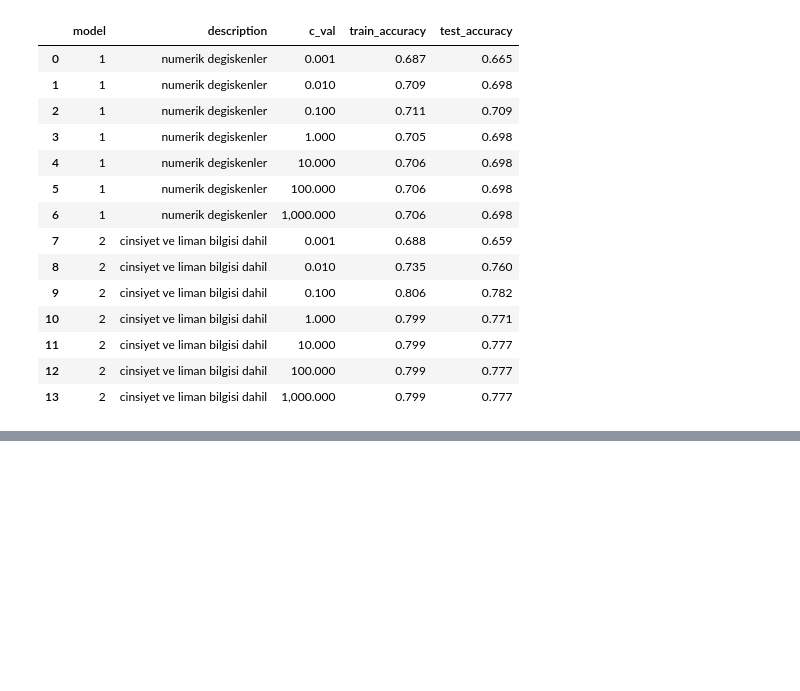
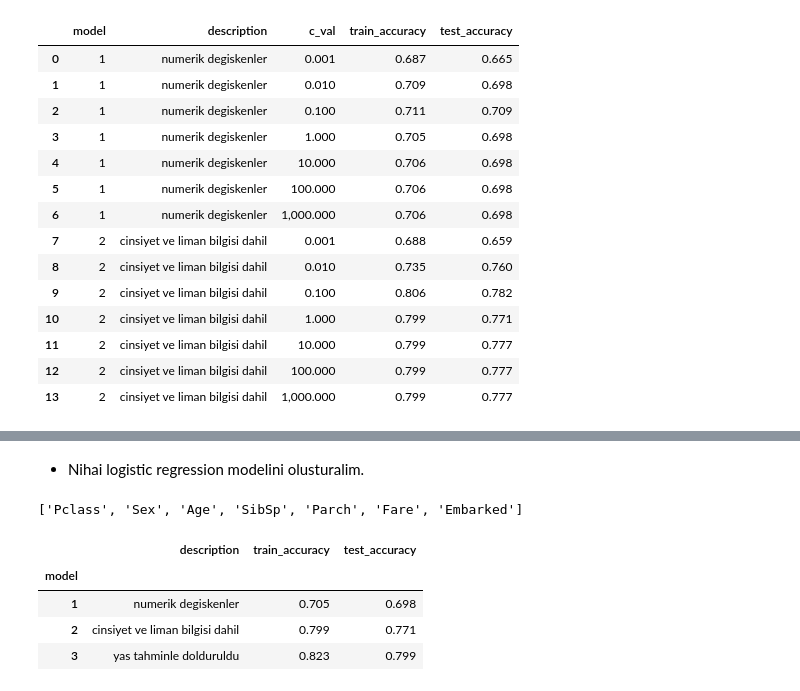
Before and after one commit to ahmetpergamum/datascience, a Jupyter notebook: 08_linear_classification/02_logistic_regression.ipynb, the cells around one changed output, grey strips where cells are left out. Drawn from its saved outputs; the diff is of its cells as text; code cells hidden in the pictures; blank space fills up the shorter version.

```diff
--- a/08_linear_classification/02_logistic_regression.ipynb
+++ b/08_linear_classification/02_logistic_regression.ipynb
@@ -338,0 +394,2 @@ cval_df
+# %%
+titanic_w_age = titanic[titanic['Age'].notnull()]
@@ -338,0 +399,8 @@ cval_df
+# %%
+# aciklayici degiskenler numerik olanlar
+expl_vars = [column for column in titanic_w_age.columns
+                if titanic_w_age.dtypes[column] != 'object']
+# aciklayici degiskenlerden hedef degisken ve id degiskeni ayrilir
+expl_vars.remove('Age')
+expl_vars.remove('PassengerId')
+expl_vars
@@ -338,0 +455,5 @@ cval_df
+# %%
+# iki veri kumesini birlestir
+titanic = pd.concat([titanic_no_age, titanic_w_age])
+# sirala
+titanic = titanic.sort_values(by='PassengerId')
@@ -338,0 +482,39 @@ cval_df
+# %% [markdown]
+- Nihai logistic regression modelini olusturalim.
+# %%
+# aciklayici degiskenler numerik olanlar
+expl_vars = [column for column in titanic.columns
+                if titanic.dtypes[column] != 'object']
+# aciklayici degiskenlerden hedef degisken ve id degiskeni ayrilir
+expl_vars.remove('Survived')
+expl_vars.remove('PassengerId')
+expl_vars
+# %% [output]
+['Pclass', 'Sex', 'Age', 'SibSp', 'Parch', 'Fare', 'Embarked']
+# %%
+# hedef ve aciklayici degiskenler
+Y = titanic['Survived']
+X = titanic[expl_vars]
+
+# egitim ve test veri kumelerine ayirma
+X_train, X_test, Y_train, Y_test =  train_test_split(X, Y, test_size=0.20, random_state=111)
+
+# log reg model nesnesi olustur
+log_reg = LogisticRegression()
+
+# modeli egit
+log_reg.fit(X_train, Y_train)
+
+# dogruluk skorlari
+train_accuracy = log_reg.score(X_train, Y_train)
+test_accuracy = log_reg.score(X_test, Y_test)
+
+# dogruluk degerlerini kaydet
+save_accuracy(3, 'yas tahminle dolduruldu', train_accuracy, test_accuracy)
+accuracy_df
+# %% [output]
+|  | description | train_accuracy | test_accuracy |
+| model |  |  |  |
+| 1 | numerik degiskenler | 0.705 | 0.698 |
+| 2 | cinsiyet ve liman bilgisi dahil | 0.799 | 0.771 |
+| 3 | yas tahminle dolduruldu | 0.823 | 0.799 |
```
Also changed, not shown: parts of 21 cells of this notebook.
